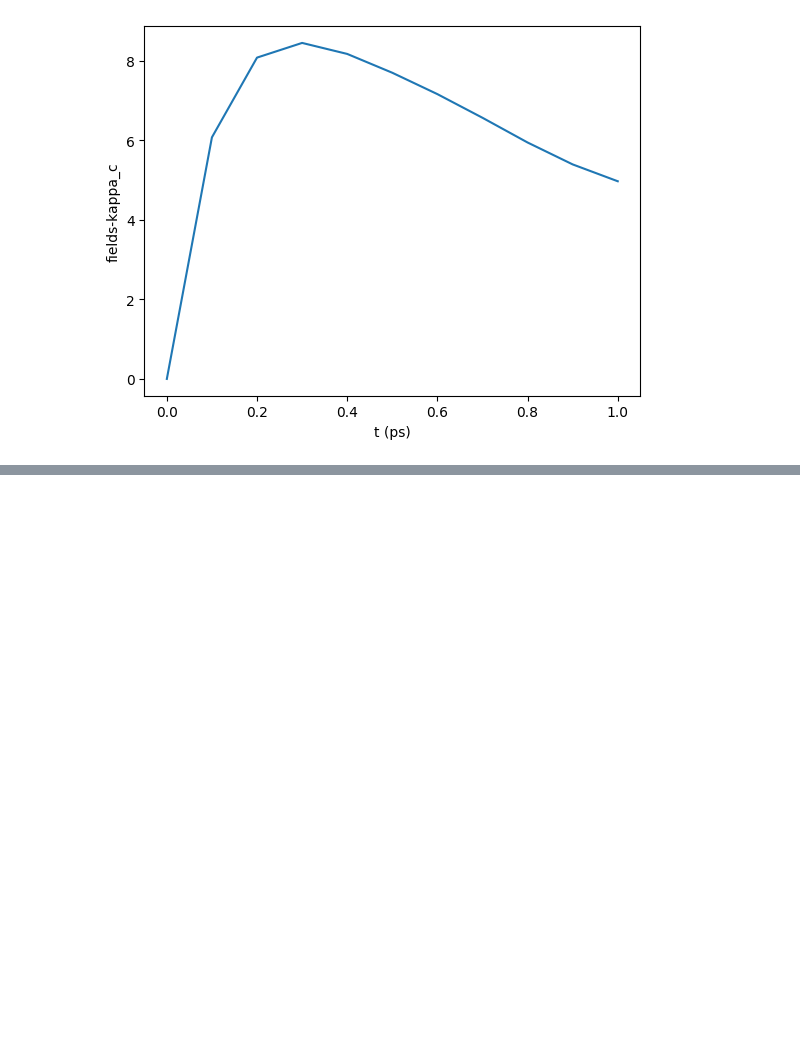
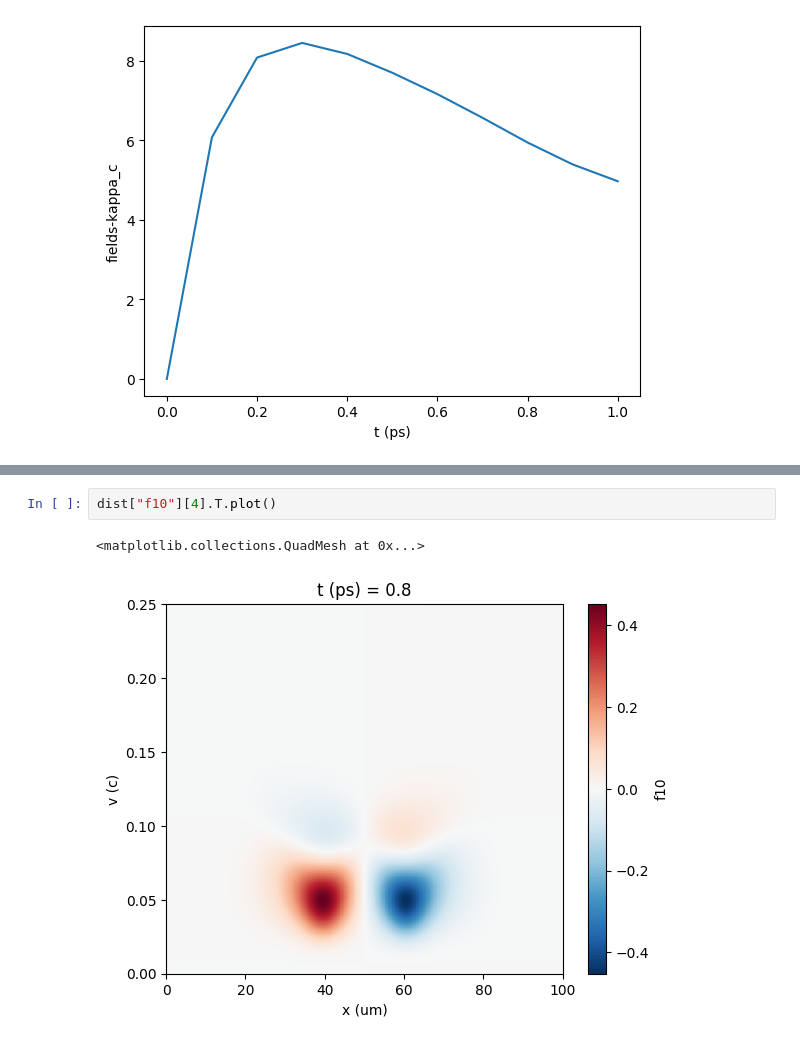
Before and after one commit to ergodicio/adept-notebooks, a Jupyter notebook: vfp/hotspot.ipynb, the cells around one changed output, grey strips where cells are left out. Saved outputs shown, nothing was run; the diff lists cells and outputs as text; blank space fills up the shorter version.

```diff
--- a/vfp/hotspot.ipynb
+++ b/vfp/hotspot.ipynb
@@ -56,0 +116,5 @@ np.amin(flds["fields-kappa_c"][:,180:-180],axis=1).plot()
+# %%
+dist["f10"][4].T.plot()
+# %% [output]
+<matplotlib.collections.QuadMesh at 0x...>
+[figure, added]
```
Also changed, not shown: parts of 15 cells of this notebook, 2 other files.
